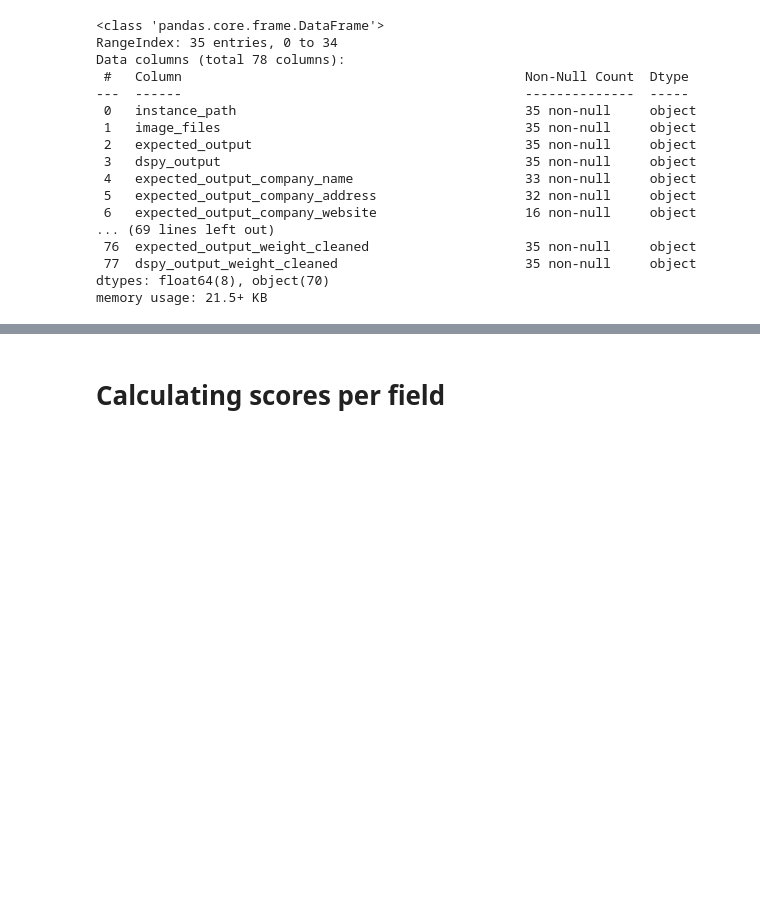
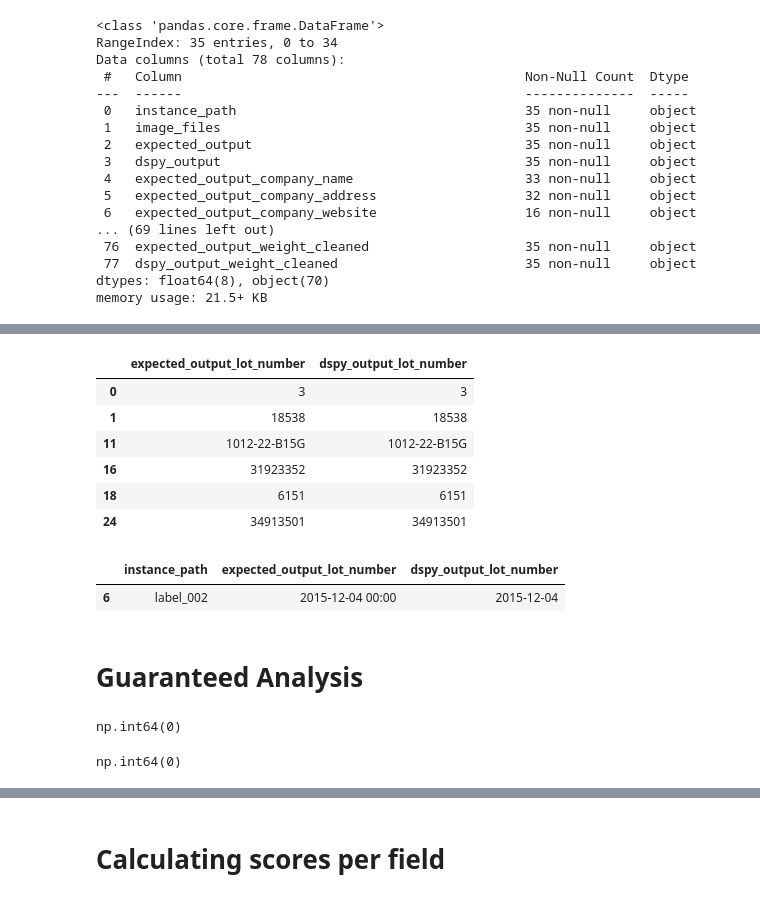
Before and after one commit to ai-cfia/fertiscan-pipeline, a Jupyter notebook: notebooks/metric.ipynb, the cells around one changed output, grey strips where cells are left out. Drawn from its saved outputs; the diff is of its cells as text; code cells hidden in the pictures; blank space fills up the shorter version.

```diff
--- a/notebooks/metric.ipynb
+++ b/notebooks/metric.ipynb
@@ -1284,0 +1358,25 @@ memory usage: 21.5+ KB
+# %%
+df_flatten[(df_flatten['expected_output_lot_number'].notna()) & (df_flatten['expected_output_lot_number'] == df_flatten['dspy_output_lot_number'])][['expected_output_lot_number', 'dspy_output_lot_number']]
+# %% [output]
+|  | expected_output_lot_number | dspy_output_lot_number |
+| 0 | 3 | 3 |
+| 1 | 18538 | 18538 |
+| 11 | 1012-22-B15G | 1012-22-B15G |
+| 16 | 31923352 | 31923352 |
+| 18 | 6151 | 6151 |
+| 24 | 34913501 | 34913501 |
+# %%
+df_flatten[(df_flatten['expected_output_lot_number'].notna()) & (df_flatten['expected_output_lot_number'] != df_flatten['dspy_output_lot_number'])][['instance_path', 'expected_output_lot_number', 'dspy_output_lot_number']]
+# %% [output]
+|  | instance_path | expected_output_lot_number | dspy_output_lot_number |
+| 6 | label_002 | 2015-12-04 00:00 | 2015-12-04 |
+# %% [markdown]
+# Guaranteed Analysis
+# %%
+df_flatten['expected_output_guaranteed_analysis_en'].isna().sum()
+# %% [output]
+np.int64(0)
+# %%
+df_flatten['expected_output_guaranteed_analysis_fr'].isna().sum()
+# %% [output]
+np.int64(0)
```
Also changed, not shown: parts of 42 cells of this notebook.
